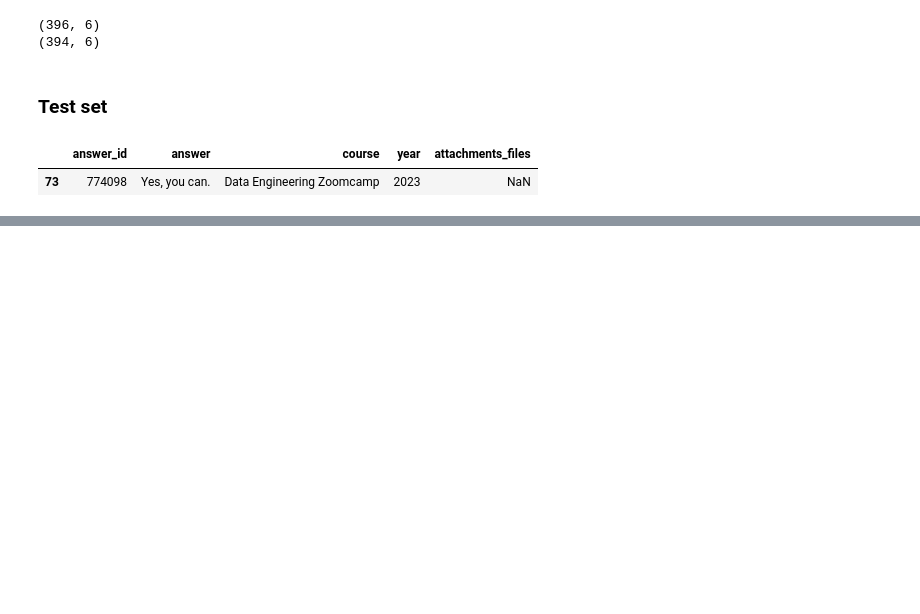
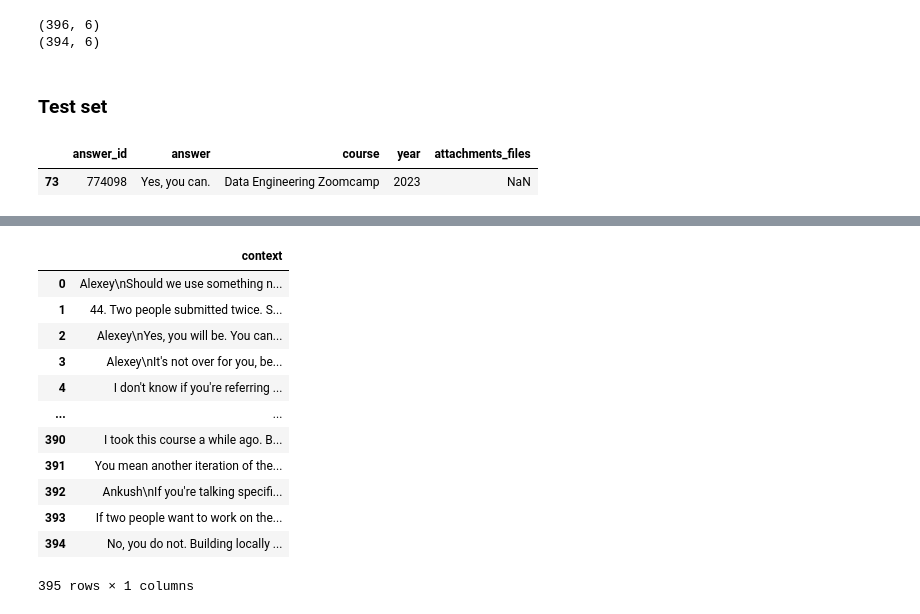
Before and after one commit to sokin-ili/Machine_Learning_Engineering_ZooCamp, a Jupyter notebook: QA_challenge/notebook.ipynb, the cells around one changed output, grey strips where cells are left out. Cells and saved outputs as stored; diff of their text form; code cells hidden in the pictures; blank space fills up the shorter version.

```diff
--- a/QA_challenge/notebook.ipynb
+++ b/QA_challenge/notebook.ipynb
@@ -138,0 +185,26 @@ test_a[test_a.duplicated()]
+# %%
+for i in temp_2:
+    text = ''
+    for j in i:
+        text_temp=train_a[train_a['answer_id']==int(j)].iloc[0].answer
+        text+=text_temp
+    con = {'context':text}
+    df_temp = pd.DataFrame([con])
+    # df = df.append(df_temp, ignore_index=True)
+    df = pd.concat([df, df_temp],ignore_index=True)
+# %%
+df
+# %% [output]
+|  | context |
+| 0 | Alexey\nShould we use something n... |
+| 1 | 44. Two people submitted twice. S... |
+| 2 | Alexey\nYes, you will be. You can... |
+| 3 | Alexey\nIt's not over for you, be... |
+| 4 | I don't know if you're referring ... |
+| ... | ... |
+| 390 | I took this course a while ago. B... |
+| 391 | You mean another iteration of the... |
+| 392 | Ankush\nIf you're talking specifi... |
+| 393 | If two people want to work on the... |
+| 394 | No, you do not. Building locally ... |
+395 rows × 1 columns
```
Also changed, not shown: parts of 21 cells of this notebook.
